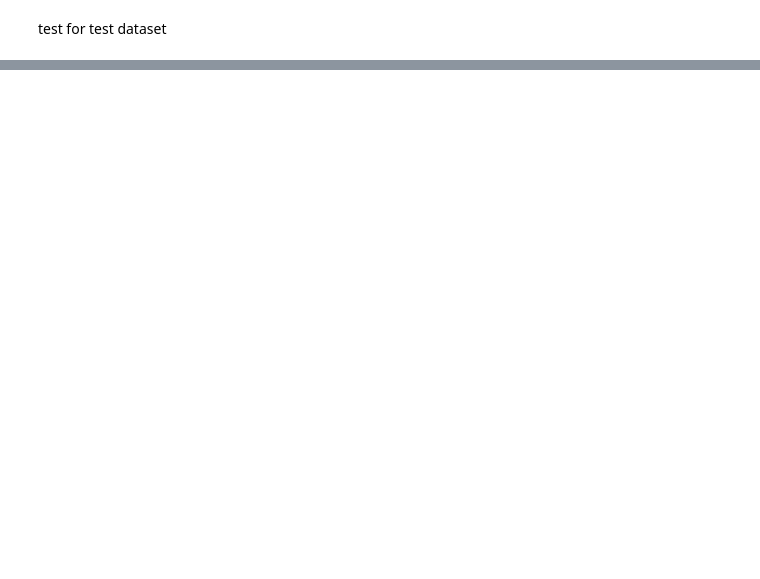
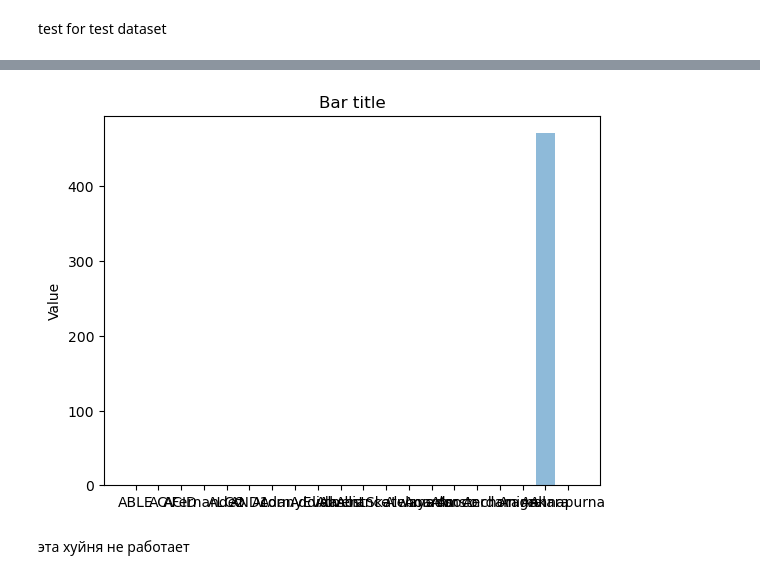
Before and after one commit to kryzhka/LogoClassifier, a Jupyter notebook: model.ipynb, the cells around one changed output, grey strips where cells are left out. Cells and saved outputs as stored; diff of their text form; code cells hidden in the pictures; blank space fills up the shorter version.

```diff
--- a/model.ipynb
+++ b/model.ipynb
@@ -254,0 +278,12 @@ loss= 0.03489806307479739 accruracy= 0.9979166666666667
+# %%
+y_pos = np.arange(len(logos_list))
+plt.bar(y_pos, a, align='center', alpha=0.5)
+plt.xticks(y_pos, logos_list)
+plt.ylabel('Value')
+plt.title('Bar title')
+
+plt.show()
+# %% [output]
+[figure, added]
+# %% [markdown]
+эта хуйня не работает
```
Also changed, not shown: parts of 8 cells of this notebook.
